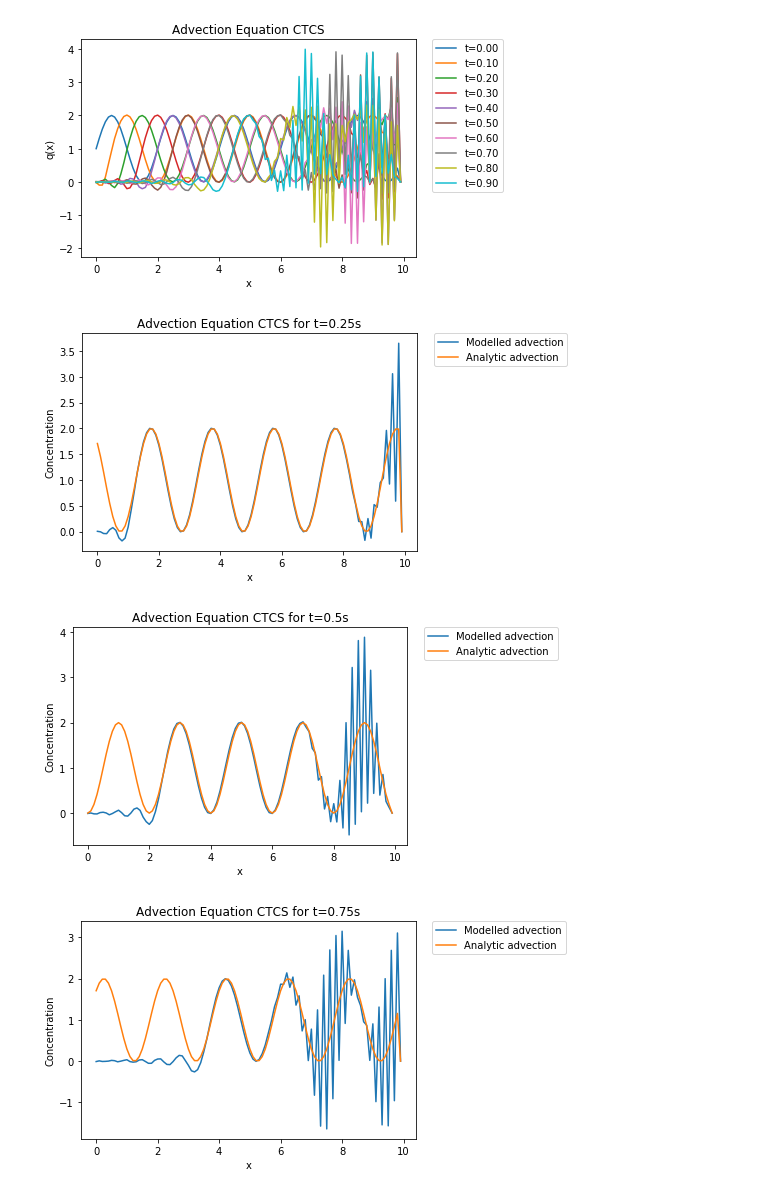
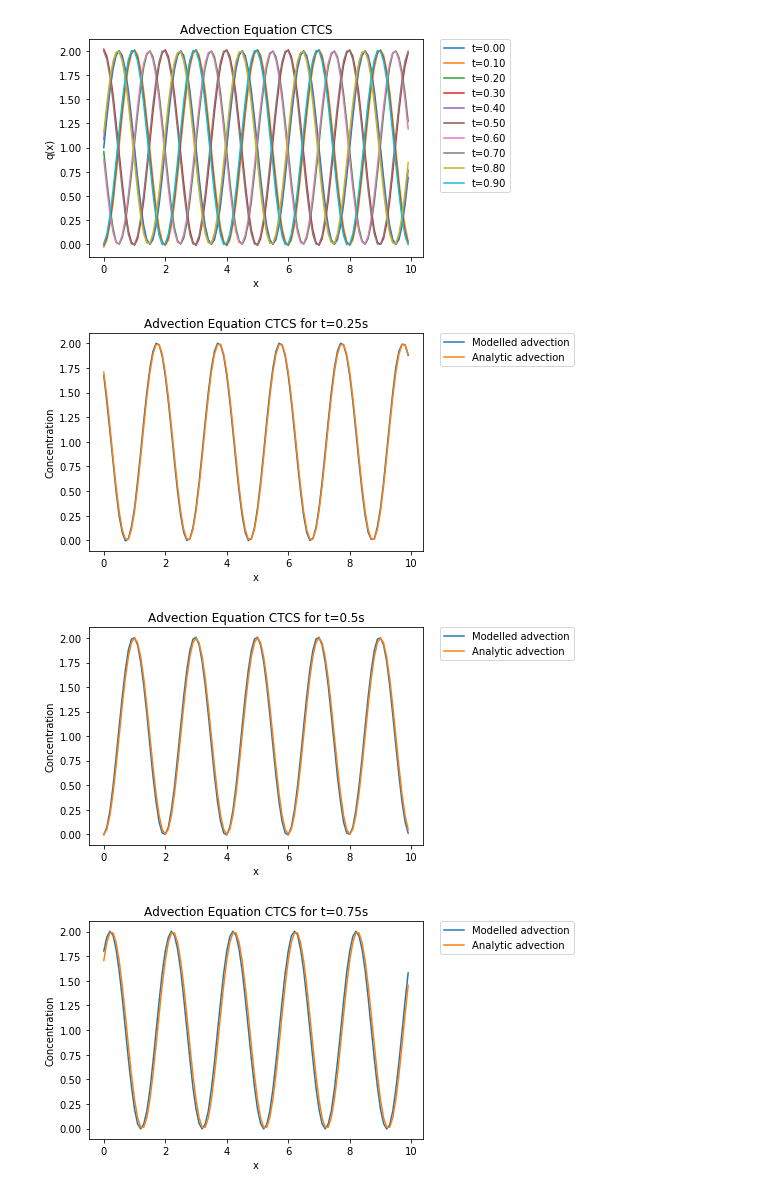
Before and after one commit to CathieWells/Numerics_Assignment_CAW, a Jupyter notebook: Advection_version3.ipynb, the cells around one changed output. Cells and saved outputs as stored; diff of their text form; code cells hidden in the pictures.

```diff
--- a/Advection_version3.ipynb
+++ b/Advection_version3.ipynb
@@ -19,17 +19,19 @@ def drwCTCS(n,m,diffx,difft,windspeed,in_cond):
 #Set up array of zeros to fill.
     q=np.zeros((m,n))
 #Place the initial conditions in the top row of the array.
-    for i in range (0,n-1):
+    for i in range (0,n):
         q[0][i]=initial_array[i]
     q=np.zeros((m,n))
 #Generate data based on FTCS scheme for row 1, but CTCS for rest of data.
-    for i in range (0,n-1):
+    for i in range (0,n):
         q[0][i]=initial_array[i]
-        q[1][0]=-c/2*(q[0][1]-q[0][n-1])+q[0][0]
+    q[1][0]=-c/2*(q[0][1]-q[0][n-1])+q[0][0]
+    q[1][n-1]=-c/2*(q[1][0]-q[0][n-2])+q[0][n-1]
     for k in range (1,n-1):
         q[1][k]=-c/2*(q[0][k+1]-q[0][k-1])+q[0][k]
     for h in range (2,m):
         q[h][0]=c*(q[h-1][n-1]-q[h-1][1])+q[h-2][0]
+        q[h][n-1]=c*(q[h-1][n-2]-q[h-1][0])+q[h-2][n-1]
         for j in range (1,n-1):
             q[h][j]=c*(q[h-1][j-1]-q[h-1][j+1])+q[h-2][j]
 #Plot model.
@@ -43,10 +45,10 @@ def drwCTCS(n,m,diffx,difft,windspeed,in_cond):
 
 #Generate matrix of analytical results.
     Q=np.zeros((m,n))
-    for i in range (0,n-1):
+    for i in range (0,n):
         Q[0][i]=initial_array[i]
-    for h in range(1,m-1):
-        for j in range(0,n-1):
+    for h in range(1,m):
+        for j in range(0,n):
             Q[h][j]=in_cond(diffx*j-windspeed*difft*h)
 #Plot graph to compare analytic and modelled results for quartile 1:
     Quartile_1=int(m/4)
@@ -70,36 +72,36 @@ def drwCTCS(n,m,diffx,difft,windspeed,in_cond):
     Quartile_3=int(3*m/4)
     plt.plot(x,q[Quartile_3],label="Modelled advection")
     plt.plot(x,Q[Quartile_3],label="Analytic advection")
     plt.legend(bbox_to_anchor=(1.05, 1), loc=2, borderaxespad=0.)
     plt.xlabel('x')
     plt.ylabel('Concentration')
     plt.title('Advection Equation CTCS for t='+str(Quartile_3*difft)+'s')
     plt.show()
 #Set up error arrays.
     E1=np.array([abs(q[Quartile_1]-Q[Quartile_1])])
     E2=np.array([abs(q[Quartile_2]-Q[Quartile_2])])
     E3=np.array([abs(q[Quartile_3]-Q[Quartile_3])])
 #Find L1 error norm using each node at these three times.
     L1_error_Q1=np.sum(E1*diffx)/np.sum(Q[Quartile_1]*diffx)
     L1_error_Q2=np.sum(E2*diffx)/np.sum(Q[Quartile_2]*diffx)
     L1_error_Q3=np.sum(E3*diffx)/np.sum(Q[Quartile_3]*diffx)
     L1_error=[(L1_error_Q1).round(3),(L1_error_Q2).round(3),(L1_error_Q3).round(3)]
 #Find root mean square error at each node at these three times.
     L2_error_Q1=(np.sqrt(np.sum(E1**2*diffx)))/(np.sqrt(np.sum(Q[Quartile_1]**2*diffx)))
     L2_error_Q2=(np.sqrt(np.sum(E2**2*diffx)))/(np.sqrt(np.sum(Q[Quartile_2]**2*diffx)))
     L2_error_Q3=(np.sqrt(np.sum(E3**2*diffx)))/(np.sqrt(np.sum(Q[Quartile_3]**2*diffx)))
     L2_error=[(L2_error_Q1).round(3),(L2_error_Q2).round(3),(L2_error_Q3).round(3)]
 #Output these as a table.
     time=[Quartile_1*difft,Quartile_2*difft,Quartile_3*difft]
     table=zip(time,L1_error,L2_error)
     print(tabulate(table, headers=["Time", "L1 error", "L2 error"],floatfmt=".3f",tablefmt='orgtbl'))
     return
 drwCTCS(100,100,0.1,0.01,5,lambda x:(sin(np.pi*x)+1))
 drwCTCS(100,100,0.1,0.01,5,lambda x: np.heaviside(-(x-3),1)-np.heaviside(-(x-2),1))
 # %% [output]
-[figure, old version]
+[figure, new version]
-[figure, old version]
+[figure, new version]
-[figure, old version]
+[figure, new version]
-[figure, old version]
+[figure, new version]
 |   Time |   L1 error |   L2 error |
 |--------+------------+------------|
```
Also changed, not shown: parts of 4 cells of this notebook.
